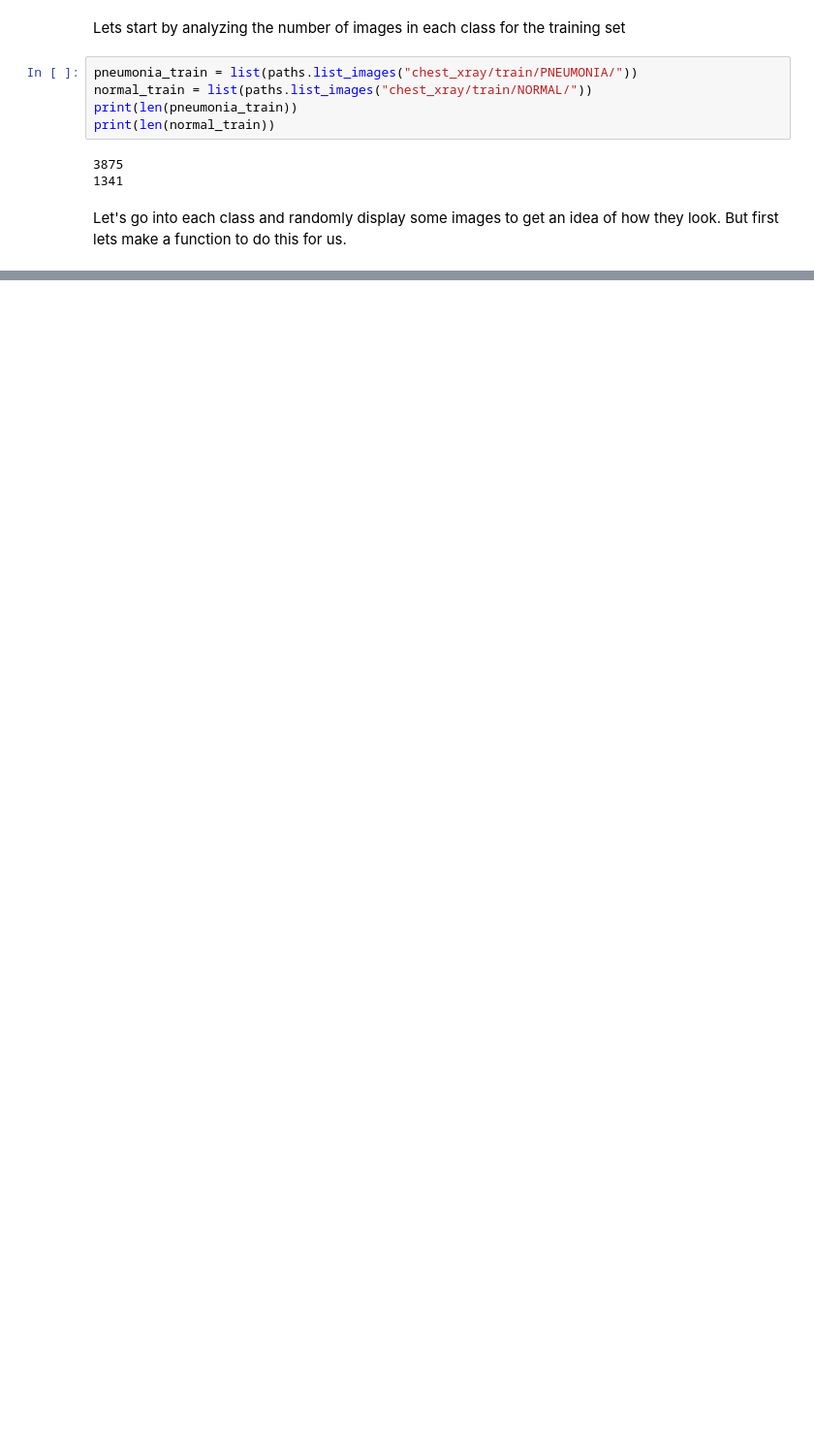
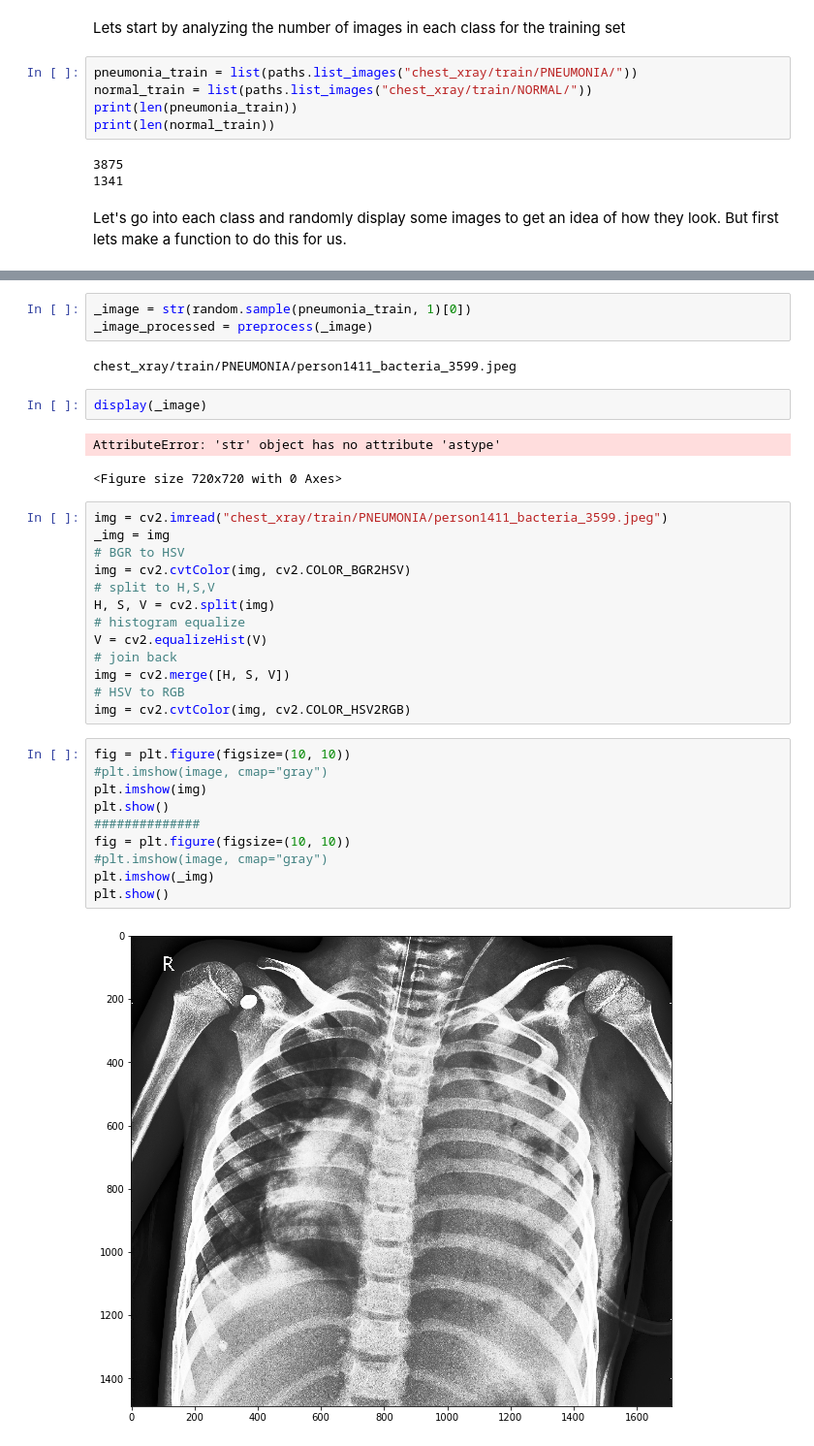
Before and after one commit to KarthikKothareddy/chest_xray, a Jupyter notebook: pneumonia_ea.ipynb, the cells around one changed output, grey strips where cells are left out. Shown at 97% size. Saved outputs shown, nothing was run; the diff lists cells and outputs as text; blank space fills up the shorter version.

```diff
--- a/pneumonia_ea.ipynb
+++ b/pneumonia_ea.ipynb
@@ -50,0 +82,35 @@ pneumonia_train[3]
+# %%
+_image = str(random.sample(pneumonia_train, 1)[0])
+_image_processed = preprocess(_image)
+# %% [output]
+chest_xray/train/PNEUMONIA/person1411_bacteria_3599.jpeg
+# %%
+display(_image)
+# %% [output]
+AttributeError: 'str' object has no attribute 'astype'
+<Figure size 720x720 with 0 Axes>
+# %%
+img = cv2.imread("chest_xray/train/PNEUMONIA/person1411_bacteria_3599.jpeg")
+_img = img
+# BGR to HSV
+img = cv2.cvtColor(img, cv2.COLOR_BGR2HSV)
+# split to H,S,V
+H, S, V = cv2.split(img)
+# histogram equalize
+V = cv2.equalizeHist(V)
+# join back
+img = cv2.merge([H, S, V])
+# HSV to RGB
+img = cv2.cvtColor(img, cv2.COLOR_HSV2RGB)
+# %%
+fig = plt.figure(figsize=(10, 10))
+#plt.imshow(image, cmap="gray")
+plt.imshow(img)
+plt.show()
+##############
+fig = plt.figure(figsize=(10, 10))
+#plt.imshow(image, cmap="gray")
+plt.imshow(_img)
+plt.show()
+# %% [output]
+[figure, added]
```
Also changed, not shown: parts of 7 cells of this notebook.
